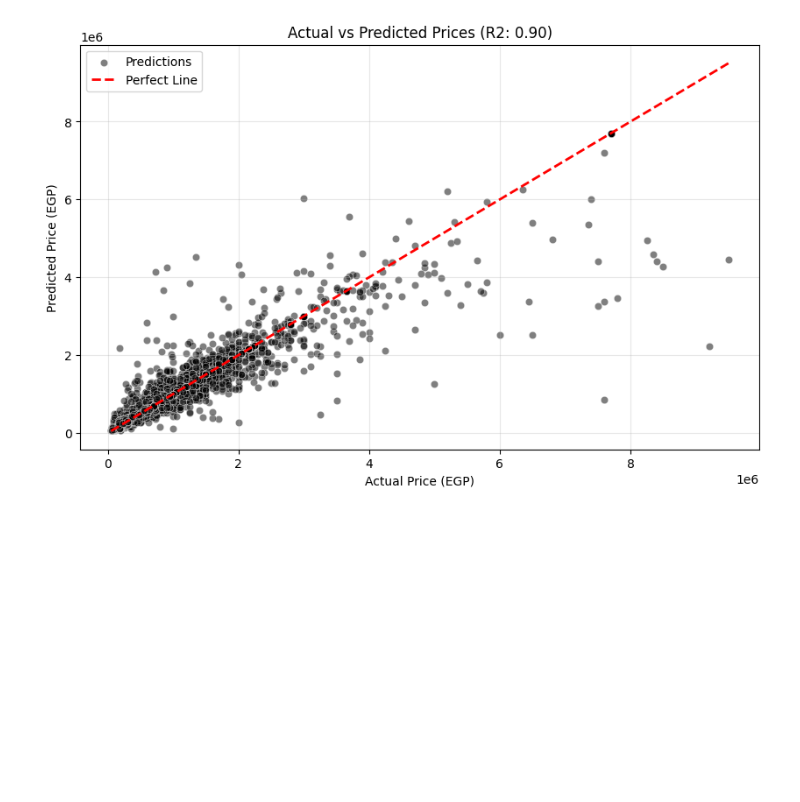
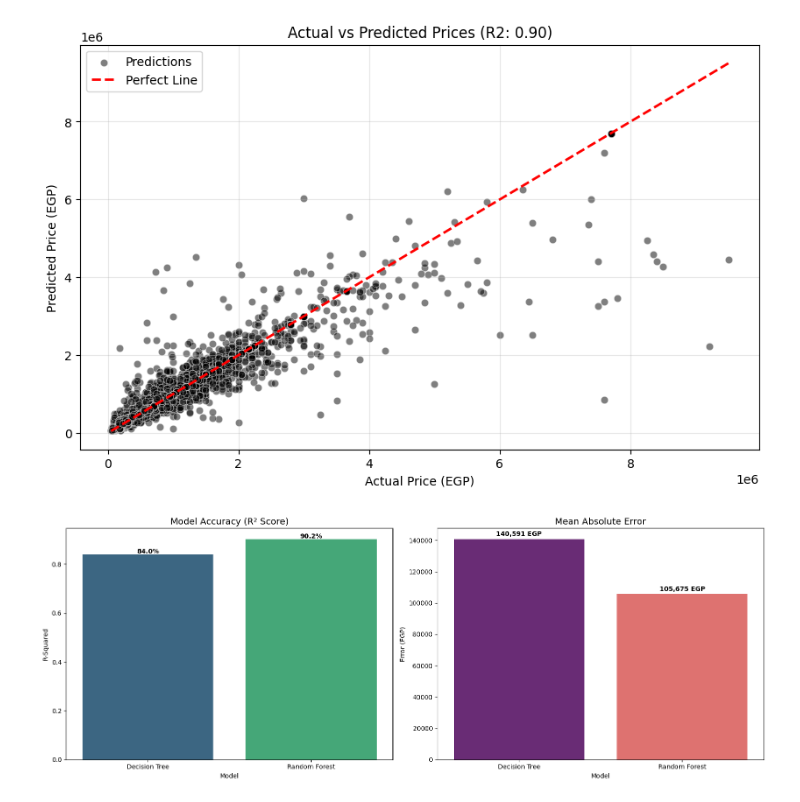
Before and after one commit to Ahmad-Tharwat07/BI-College-Project, a Jupyter notebook: Regression Models/Regression_Model.ipynb, the cells around one changed output. Cells and saved outputs as stored; diff of their text form; code cells hidden in the pictures; blank space fills up the shorter version.

```diff
--- a/Regression Models/Regression.ipynb
+++ b/Regression Models/Regression_Model.ipynb
@@ -459,3 +449,39 @@ R-squared score: 0.9020
 Mean Absolute Error (MAE): 105,675 EGP
 Root Mean Squared Error (RMSE): 322,304 EGP
 [figure]
+# %%
+model_data = {
+    'Model': ['Decision Tree', 'Random Forest'],
+    'R-Squared': [R2_TREE, R_SQUARED_RF],
+    'MAE': [MAE_TREE, MAE_RF],
+    'RMSE': [RMSE_TREE, RMSE_RF]
+}
+
+df_comparison = pd.DataFrame(model_data)
+
+# Plotting
+plt.figure(figsize=(16, 6))
+
+# R-Squared (Accuracy)
+plt.subplot(1, 2, 1)
+ax1 = sns.barplot(x='Model', y='R-Squared', hue='Model', data=df_comparison, palette='viridis', legend=False)
+plt.title('Model Accuracy (R² Score)', fontsize=14)
+plt.ylabel('R-Squared')
+
+for i, v in enumerate(df_comparison['R-Squared']):
+    ax1.text(i, v + 0.005, f"{v:.1%}", ha='center', fontweight='bold')
+
+# MAE (Error)
+plt.subplot(1, 2, 2)
+ax2 = sns.barplot(x='Model', y='MAE', hue='Model', data=df_comparison, palette='magma', legend=False)
+plt.title('Mean Absolute Error', fontsize=14)
+plt.ylabel('Error (EGP)')
+
+for i, v in enumerate(df_comparison['MAE']):
+    ax2.text(i, v + 2000, f"{v:,.0f} EGP", ha='center', fontweight='bold')
+
+plt.tight_layout()
+plt.savefig('model_comparison_metrics.png') # Saves the plot
+plt.show()
+# %% [output]
+[figure, added]
```
Also changed, not shown: parts of 7 cells of this notebook, 1 other file.
